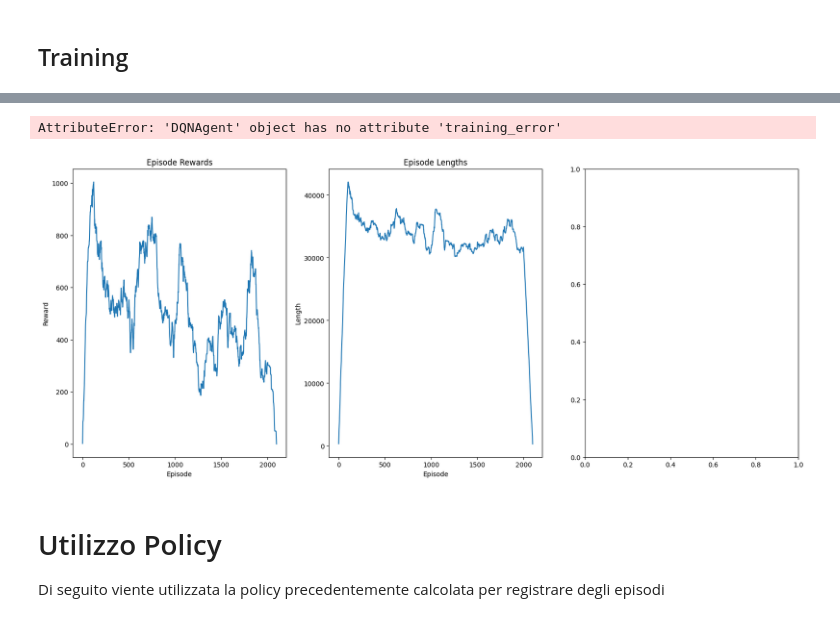
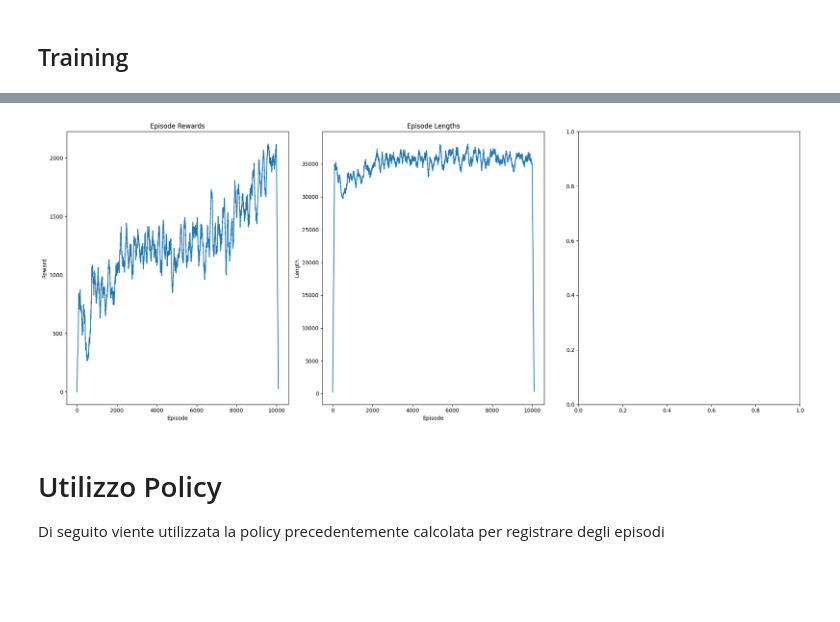
Before and after one commit to amigli/Q-Bert_RL, a Jupyter notebook: Notebook/DQN.ipynb, the cells around one changed output, grey strips where cells are left out. Cells and saved outputs as stored; diff of their text form; code cells hidden in the pictures; blank space fills up the shorter version.

```diff
--- a/Notebook/DQN.ipynb
+++ b/Notebook/DQN.ipynb
@@ -152,12 +74,12 @@ import ale_py
 from tqdm.notebook import tqdm, trange
 from gymnasium.wrappers import RecordEpisodeStatistics, RecordVideo
 from EnvironmentWrappers.ObsRewardWrapper import ObsRewardWrapper
-
+from Algorithms.QBertAgent_DQN import DQNAgent
 
 gym.register_envs(ale_py)
 
 learning_rate = 0.01
-n_episodes = 2000
+n_episodes = 10000
 start_epsilon = 1.0
 epsilon_decay = start_epsilon / (n_episodes / 2)
 final_epsilon = 0.1
@@ -172,8 +94,7 @@ action_dim = env.action_space.n
 agent = DQNAgent(state_dim, action_dim, lr=0.001, gamma=0.99, epsilon=1.0, epsilon_decay=0.995, buffer_size=10000)
 
 # TRAINING
-batch_size = 64
-num_episodes = 3000
+batch_size = 128
 for episode in trange(n_episodes, desc="Training Progress"):
     obs, info = env.reset()
     done = False
@@ -190,6 +111,6 @@ for episode in trange(n_episodes, desc="Training Progress"):
         total_reward += reward
         agent.replay(batch_size)
 
-    tqdm.write(f"Episode: {episode + 1}, Total Reward: {total_reward}")
+    # tqdm.write(f"Episode: {episode + 1}, Total Reward: {total_reward}")
 
 env.close()
@@ -214,32 +117,31 @@ Episode: 2000, Total Reward: 0
 # %%
 from matplotlib import pyplot as plt
 import numpy as np
 
 # visualize the episode rewards, episode length and training error in one figure
 fig, axs = plt.subplots(1, 3, figsize=(20, 8))
 
 # np.convolve will compute the rolling mean for 100 episodes
 
 axs[0].plot(np.convolve(env.return_queue, np.ones(100)))
 axs[0].set_title("Episode Rewards")
 axs[0].set_xlabel("Episode")
 axs[0].set_ylabel("Reward")
 
 axs[1].plot(np.convolve(env.length_queue, np.ones(100)))
 axs[1].set_title("Episode Lengths")
 axs[1].set_xlabel("Episode")
 axs[1].set_ylabel("Length")
 
-axs[2].plot(np.convolve(agent.training_error, np.ones(100)))
-axs[2].set_title("Training Error")
-axs[2].set_xlabel("Episode")
-axs[2].set_ylabel("Temporal Difference")
+# axs[2].plot(np.convolve(agent.training_error, np.ones(100)))
+# axs[2].set_title("Training Error")
+# axs[2].set_xlabel("Episode")
+# axs[2].set_ylabel("Temporal Difference")
 
 plt.tight_layout()
 plt.show()
 # %% [output]
-AttributeError: 'DQNAgent' object has no attribute 'training_error'
-[figure, old version]
+[figure, new version]
 # %% [markdown]
 # Utilizzo Policy
 
```
Also changed, not shown: parts of 6 cells of this notebook.
